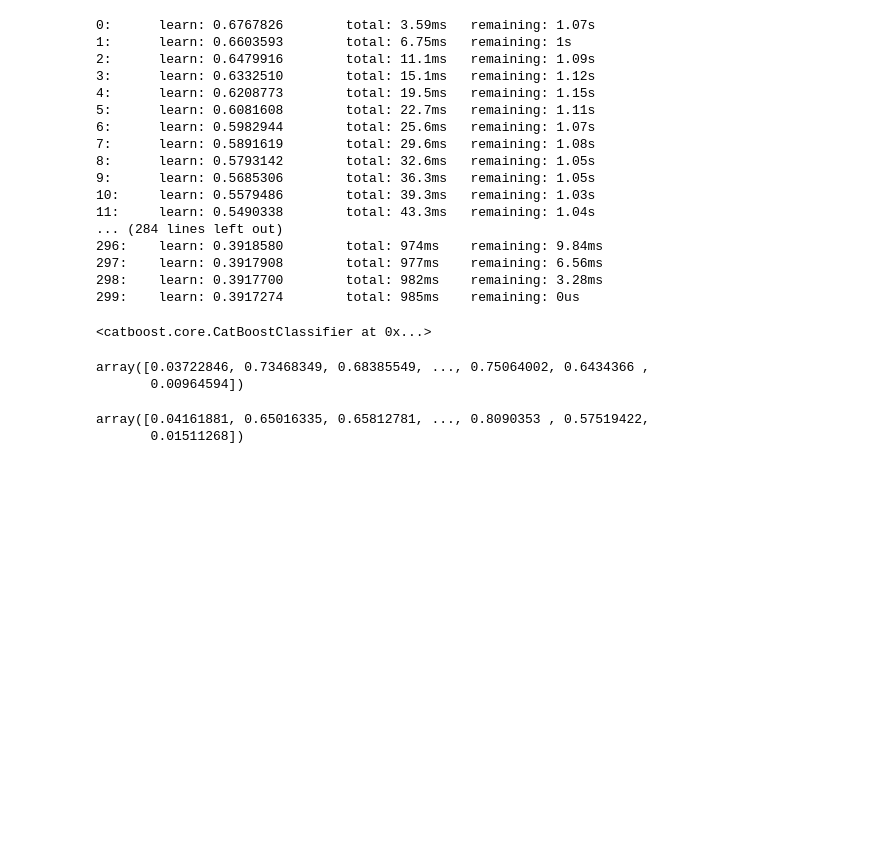
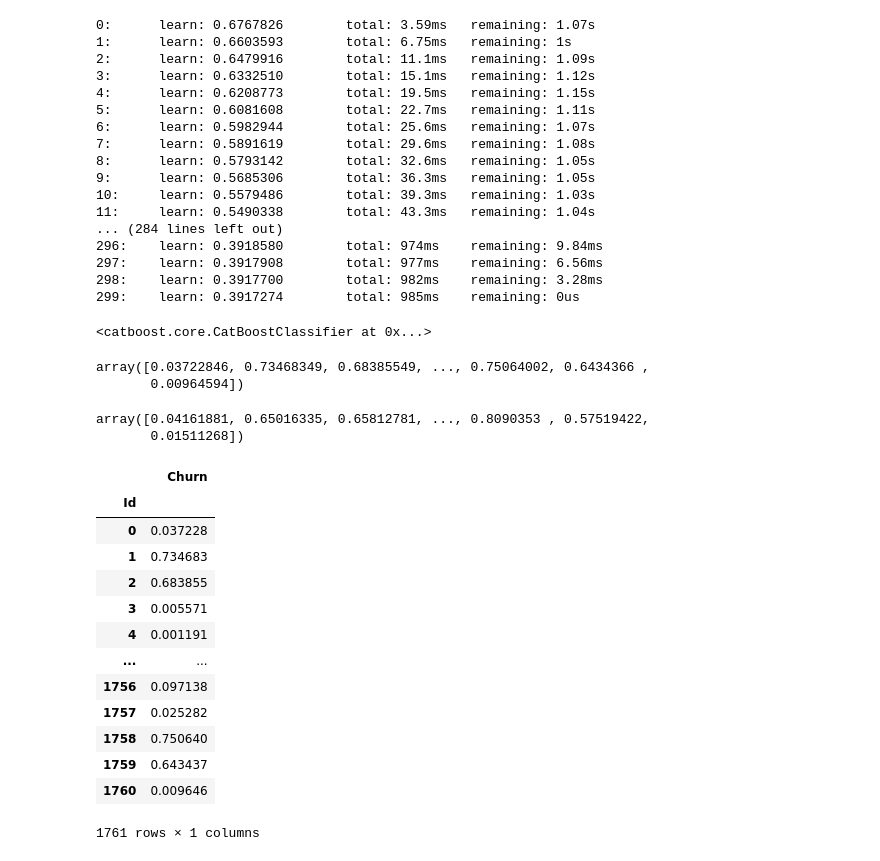
Before and after one commit to Alphonsce/ML_learning, a Jupyter notebook: deep learning school/3week/3homework/3hw_main.ipynb, the cells around one changed output. Cells and saved outputs as stored; diff of their text form; code cells hidden in the pictures; blank space fills up the shorter version.

```diff
--- a/deep learning school/3week/3homework/3hw_main.ipynb
+++ b/deep learning school/3week/3homework/3hw_main.ipynb
@@ -397,11 +397,28 @@ boosting_prediction_for_submission
 array([0.04161881, 0.65016335, 0.65812781, ..., 0.8090353 , 0.57519422,
        0.01511268])
 # %%
-submission_lin = pd.read_csv('./submission.csv')
-submission_boost = pd.read_csv('./submission.csv')
+submission_lin = pd.read_csv('./submission.csv', index_col='Id')
+submission_boost = pd.read_csv('./submission.csv', index_col='Id')
 
 submission_lin['Churn'] = linear_model_prediction_for_submission
 submission_boost['Churn'] = boosting_prediction_for_submission
+# %%
+submission_lin
+# %% [output]
+|  | Churn |
+| Id |  |
+| 0 | 0.037228 |
+| 1 | 0.734683 |
+| 2 | 0.683855 |
+| 3 | 0.005571 |
+| 4 | 0.001191 |
+| ... | ... |
+| 1756 | 0.097138 |
+| 1757 | 0.025282 |
+| 1758 | 0.750640 |
+| 1759 | 0.643437 |
+| 1760 | 0.009646 |
+1761 rows × 1 columns
 # %%
 submission_lin.to_csv('./my_linear_submission.csv')
 submission_boost.to_csv('./my_boosting_submission.csv')
```
Also changed, not shown: 2 other files.
